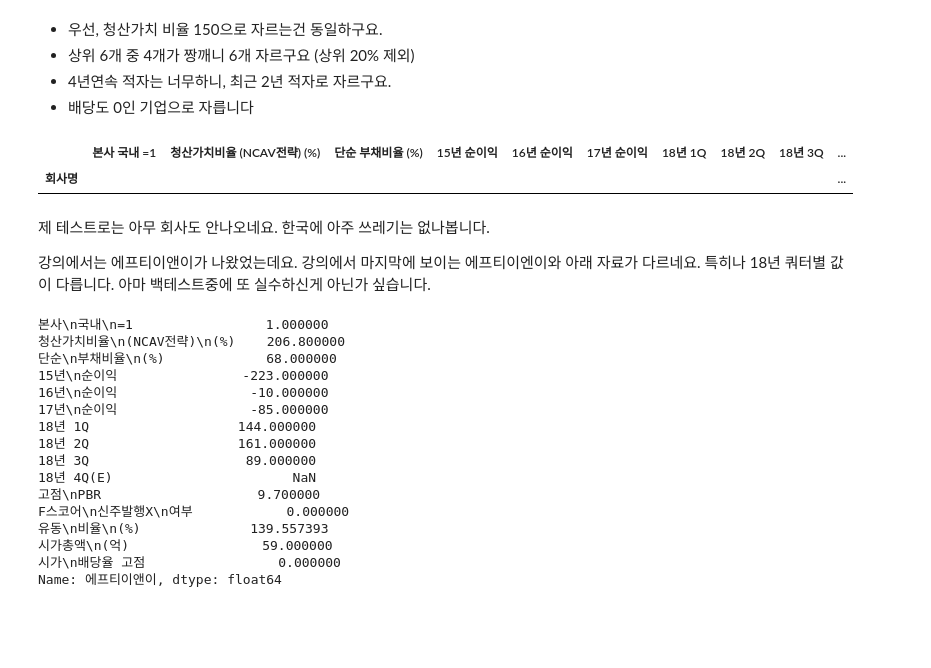
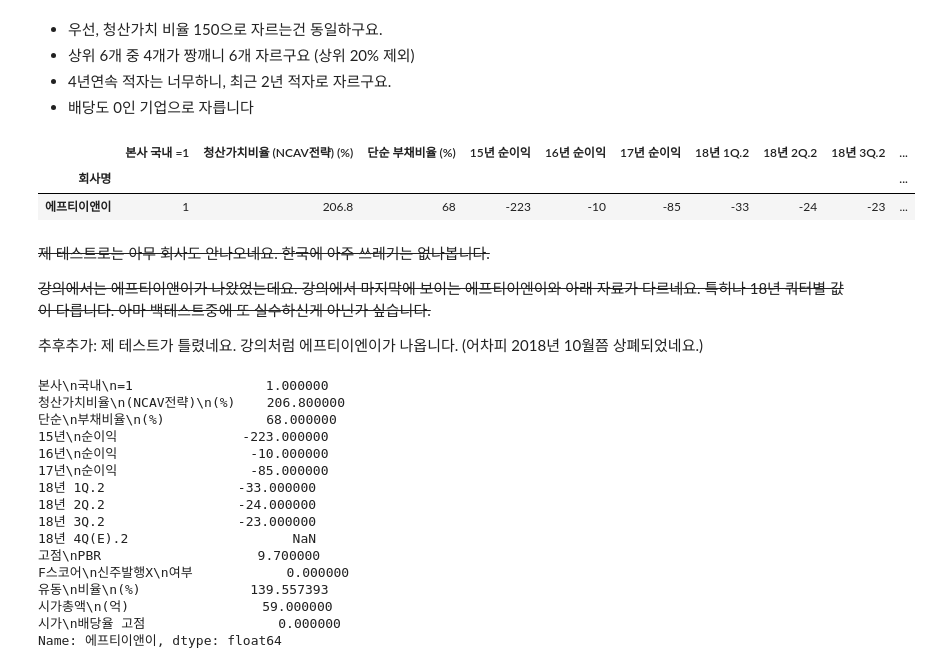
Before and after one commit to tomowind/hkkang_youtube, a Jupyter notebook: notebooks/20-ncav-korea.ipynb, the cells around one changed output. Saved outputs shown, nothing was run; the diff lists cells and outputs as text; code cells hidden in the pictures; blank space fills up the shorter version.

```diff
--- a/notebooks/20-ncav-korea.ipynb
+++ b/notebooks/20-ncav-korea.ipynb
@@ -38,9 +40,9 @@ df.head()
 # %%
 df = df[['회사명',
          '본사\n국내\n=1', # 중국여부
-         '청산가치비율\n(NCAV전략)\n(%)', # 청산가치/시가총액 비율
+         '청산가치비율\n(NCAV전략)\n(%)', # 청산가치/시가총액 비율h
          '단순\n부채비율\n(%)', # 부채비율
-         '15년\n순이익', '16년\n순이익', '17년\n순이익', '18년 1Q', '18년 2Q', '18년 3Q', '18년 4Q(E)', # 흑자기업
+         '15년\n순이익', '16년\n순이익', '17년\n순이익', '18년 1Q.2', '18년 2Q.2', '18년 3Q.2', '18년 4Q(E).2', # 흑자기업
          '고점\nPBR', # 과거영광
          'F스코어\n신주발행X\n여부', # 주식발행여부 (equity financing)
          '유동\n비율\n(%)', # 유동비율
@@ -149,19 +151,22 @@ df.head(n=10)
 # %%
 df = df_original
 df = df[df['청산가치비율\n(NCAV전략)\n(%)'] > 150]
 df = df.sort_values(by='청산가치비율\n(NCAV전략)\n(%)', ascending=False).iloc[6:]
 df = df[df['17년\n순이익'] < 0]
-df['18년 합'] = df['18년 1Q'] + df['18년 2Q'] + df['18년 3Q'] #+ df['18년 4Q(E)'].fillna(0)
+df['18년 합'] = df['18년 1Q.2'] + df['18년 2Q.2'] + df['18년 3Q.2'] #+ df['18년 4Q(E)'].fillna(0)
 df = df[df['18년 합'] < 0]
 df = df[df['시가\n배당율 고점'] == 0]
 df
 # %% [output]
-|  | 본사 국내 =1 | 청산가치비율 (NCAV전략) (%) | 단순 부채비율 (%) | 15년 순이익 | 16년 순이익 | 17년 순이익 | 18년 1Q | 18년 2Q | 18년 3Q | ... |
+|  | 본사 국내 =1 | 청산가치비율 (NCAV전략) (%) | 단순 부채비율 (%) | 15년 순이익 | 16년 순이익 | 17년 순이익 | 18년 1Q.2 | 18년 2Q.2 | 18년 3Q.2 | ... |
 | 회사명 |  |  |  |  |  |  |  |  |  | ... |
+| 에프티이앤이 | 1 | 206.8 | 68 | -223 | -10 | -85 | -33 | -24 | -23 | ... |
 # %% [markdown]
-제 테스트로는 아무 회사도 안나오네요. 한국에 아주 쓰레기는 없나봅니다.
+~~제 테스트로는 아무 회사도 안나오네요. 한국에 아주 쓰레기는 없나봅니다.~~
 
-강의에서는 에프티이앤이가 나왔었는데요. 강의에서 마지막에 보이는 에프티이엔이와 아래 자료가 다르네요. 특히나 18년 쿼터별 값이 다릅니다. 아마 백테스트중에 또 실수하신게 아닌가 싶습니다.
+~~강의에서는 에프티이앤이가 나왔었는데요. 강의에서 마지막에 보이는 에프티이엔이와 아래 자료가 다르네요. 특히나 18년 쿼터별 값이 다릅니다. 아마 백테스트중에 또 실수하신게 아닌가 싶습니다.~~
+
+추후추가: 제 테스트가 틀렸네요. 강의처럼 에프티이엔이가 나옵니다. (어차피 2018년 10월쯤 상폐되었네요.)
 # %%
 df_original.loc['에프티이앤이']
 # %% [output]
@@ -171,10 +176,10 @@ df_original.loc['에프티이앤이']
 15년\n순이익                -223.000000
 16년\n순이익                 -10.000000
 17년\n순이익                 -85.000000
-18년 1Q                   144.000000
-18년 2Q                   161.000000
-18년 3Q                    89.000000
-18년 4Q(E)                       NaN
+18년 1Q.2                 -33.000000
+18년 2Q.2                 -24.000000
+18년 3Q.2                 -23.000000
+18년 4Q(E).2                     NaN
 고점\nPBR                    9.700000
 F스코어\n신주발행X\n여부            0.000000
 유동\n비율\n(%)              139.557393
```
Also changed, not shown: parts of 8 cells of this notebook.
